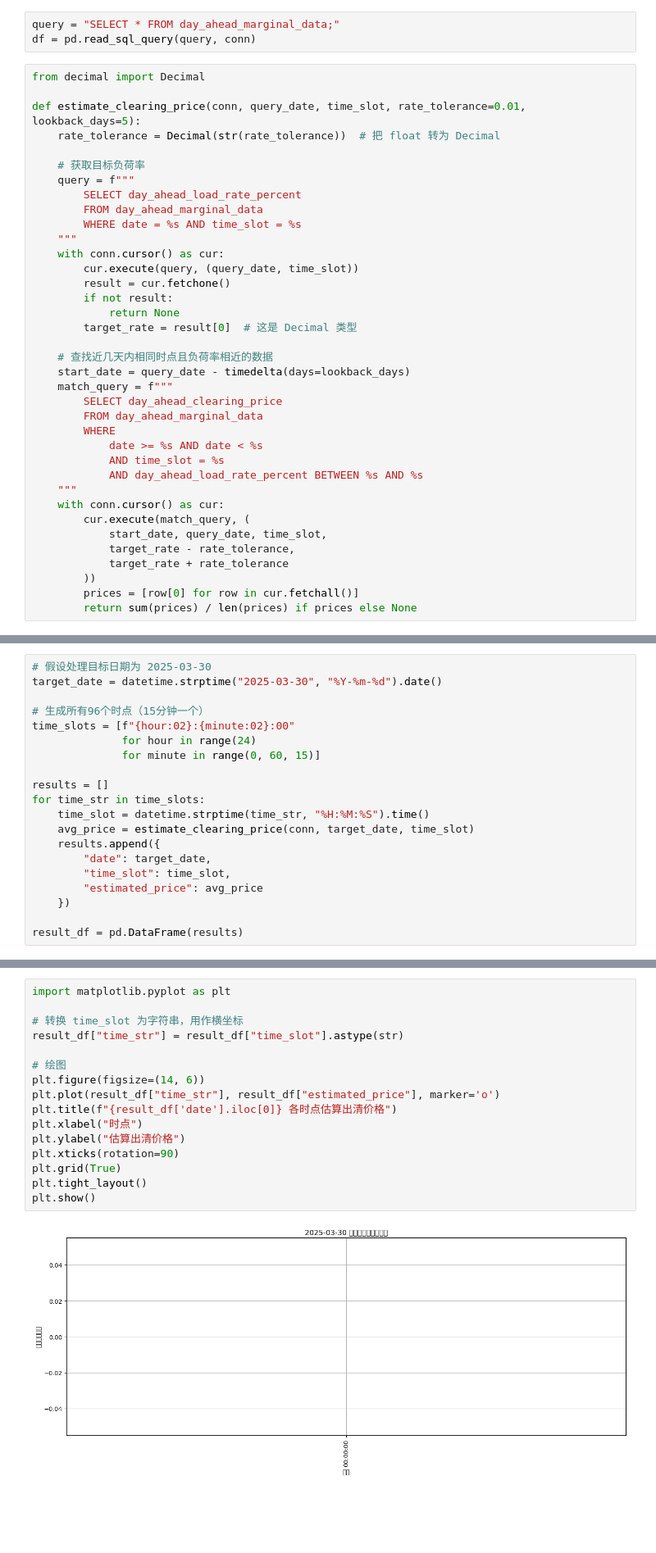
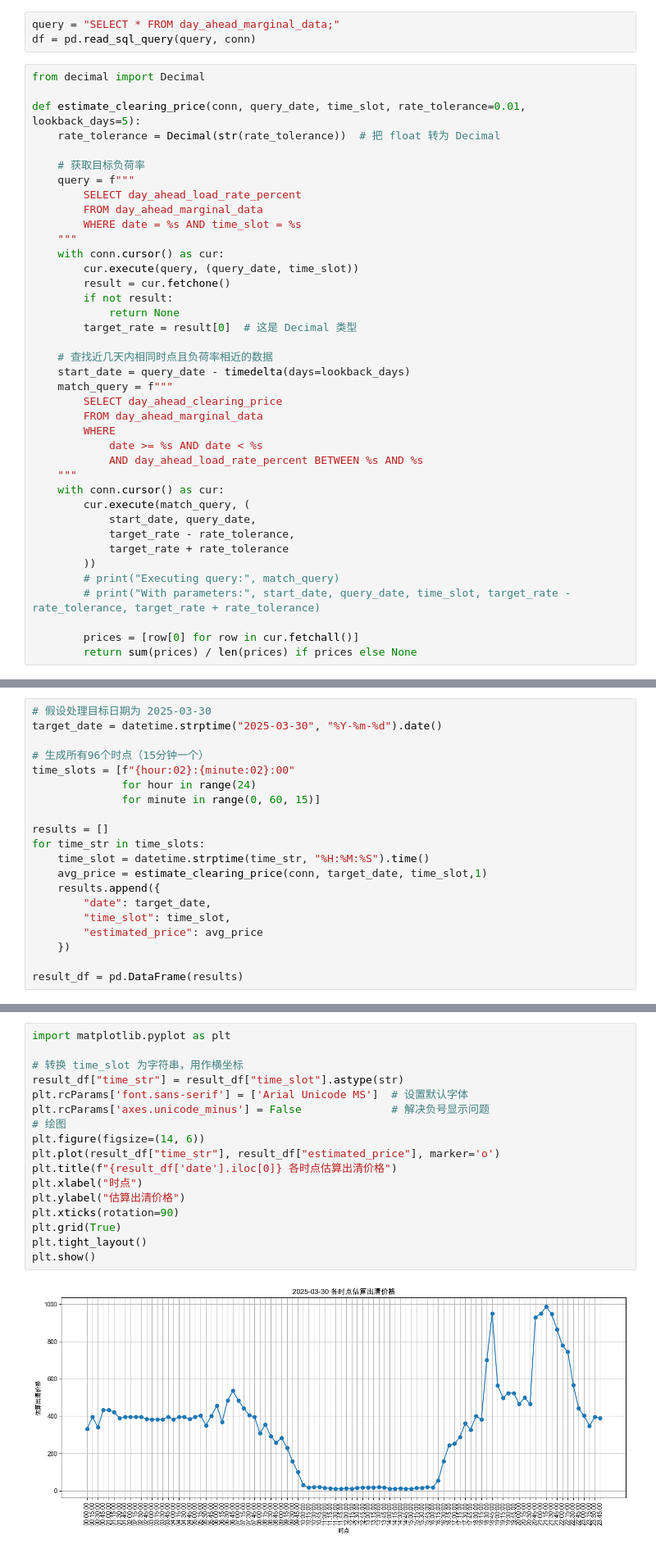
Before and after one commit to 2PoL/day_ahead_spot_price, a Jupyter notebook: day_adhead_price.ipynb, the cells around one changed output, grey strips where cells are left out. Shown: that part at 82% size. Saved outputs shown, nothing was run; the diff lists cells and outputs as text; blank space fills up the shorter version.

```diff
--- a/day_adhead_price.ipynb
+++ b/day_adhead_price.ipynb
@@ -40,14 +40,16 @@ def estimate_clearing_price(conn, query_date, time_slot, rate_tolerance=0.01, lo
         FROM day_ahead_marginal_data
         WHERE
             date >= %s AND date < %s
-            AND time_slot = %s
             AND day_ahead_load_rate_percent BETWEEN %s AND %s
     """
     with conn.cursor() as cur:
         cur.execute(match_query, (
-            start_date, query_date, time_slot,
+            start_date, query_date,
             target_rate - rate_tolerance,
             target_rate + rate_tolerance
         ))
+        # print("Executing query:", match_query)
+        # print("With parameters:", start_date, query_date, time_slot, target_rate - rate_tolerance, target_rate + rate_tolerance)
+
         prices = [row[0] for row in cur.fetchall()]
         return sum(prices) / len(prices) if prices else None
@@ -63,7 +71,7 @@ time_slots = [f"{hour:02}:{minute:02}:00"
 results = []
 for time_str in time_slots:
     time_slot = datetime.strptime(time_str, "%H:%M:%S").time()
-    avg_price = estimate_clearing_price(conn, target_date, time_slot)
+    avg_price = estimate_clearing_price(conn, target_date, time_slot,1)
     results.append({
         "date": target_date,
         "time_slot": time_slot,
@@ -74,18 +98,19 @@ result_df = pd.DataFrame(results)
 # %%
 import matplotlib.pyplot as plt
 
 # 转换 time_slot 为字符串，用作横坐标
 result_df["time_str"] = result_df["time_slot"].astype(str)
-
+plt.rcParams['font.sans-serif'] = ['Arial Unicode MS']  # 设置默认字体
+plt.rcParams['axes.unicode_minus'] = False              # 解决负号显示问题
 # 绘图
 plt.figure(figsize=(14, 6))
 plt.plot(result_df["time_str"], result_df["estimated_price"], marker='o')
 plt.title(f"{result_df['date'].iloc[0]} 各时点估算出清价格")
 plt.xlabel("时点")
 plt.ylabel("估算出清价格")
 plt.xticks(rotation=90)
 plt.grid(True)
 plt.tight_layout()
 plt.show()
 # %% [output]
-[figure, old version]
+[figure, new version]
```
Also changed, not shown: parts of 3 cells of this notebook.
